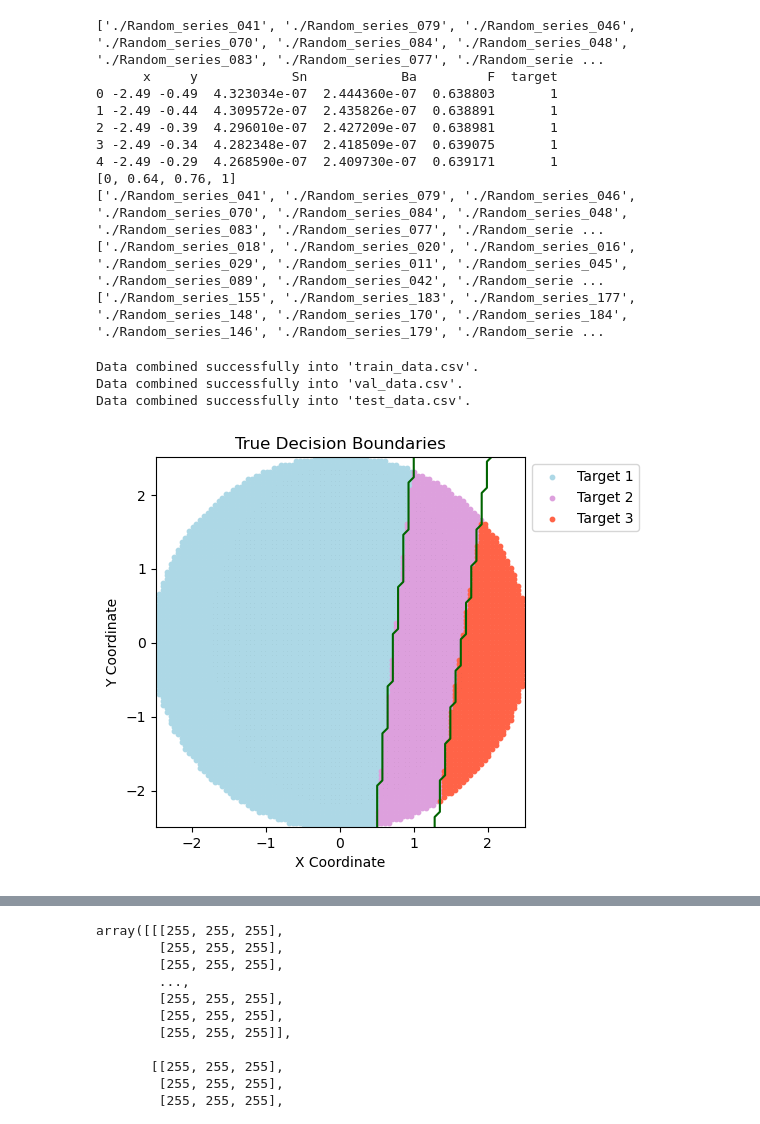
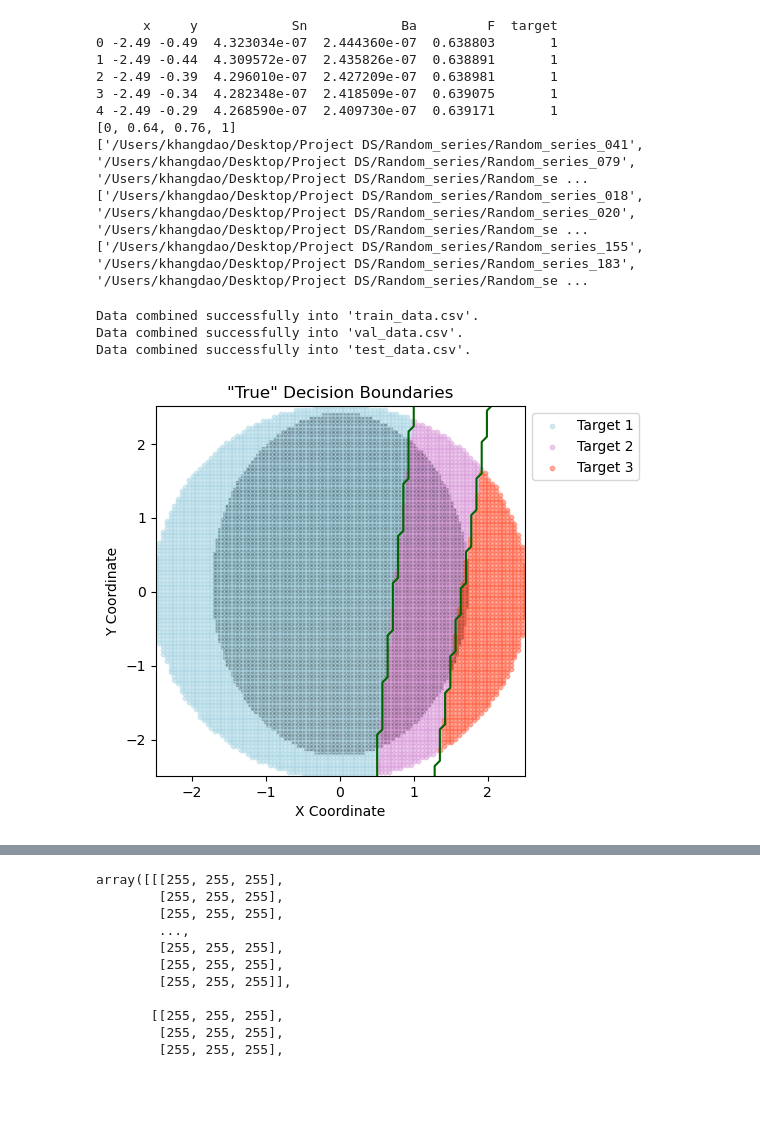
Before and after one commit to Karthik1000/Project_in_Data_Science, a Jupyter notebook: Project_DS_Data_Khang.ipynb, the cells around one changed output, grey strips where cells are left out. Cells and saved outputs as stored; diff of their text form; code cells hidden in the pictures; blank space fills up the shorter version.

Commit message:
update local path and plot_targets_on_image to take only df as input

```diff
--- a/Project_DS_Data_Khang.ipynb
+++ b/Project_DS_Data_Khang.ipynb
@@ -15,16 +30,11 @@ warnings.filterwarnings('ignore')
 # %%
+dir_path = '/Users/khangdao/Desktop/Project DS/Random_series'
 
-#########################################
-### Data Preprocessing (Local setup)
-#######################################
+# List all folders in the directory
+path_list = [f.path for f in os.scandir(dir_path) if f.is_dir()]
 
-path_list = []
-for root, dirs, files in os.walk('./'):
-    # print(root)
-    if len(root)>2:
-        path_list.append(root)
-
-print(path_list)
+# Print the list of folders
+# print(path_list)
 
 images = []
 for path in path_list:
@@ -62,16 +72,15 @@ for path in path_list:
 print(df.head())
 print(settings['boundaries'])
 
-
 ##########################################
 # TRAIN - VAL - TEST (Local setup)
 ##########################################
 
-path_list = []
-for root, dirs, files in os.walk('./'):
-    # print(root)
-    if len(root)>2:
-        path_list.append(root)
+# path_list = []
+# for root, dirs, files in os.walk('./'):
+#     # print(root)
+#     if len(root)>2:
+#         path_list.append(root)
 
 train_directories = path_list[:100]
 val_directories = path_list[100:150]
@@ -81,7 +90,6 @@ print(train_directories)
 print(val_directories)
 print(test_directories)
 # %% [output]
-['./Random_series_041', './Random_series_079', './Random_series_046', './Random_series_070', './Random_series_084', './Random_series_048', './Random_series_083', './Random_series_077', './Random_serie ...
       x     y            Sn            Ba         F  target
 0 -2.49 -0.49  4.323034e-07  2.444360e-07  0.638803       1
 1 -2.49 -0.44  4.309572e-07  2.435826e-07  0.638891       1
@@ -89,9 +97,9 @@ print(test_directories)
 3 -2.49 -0.34  4.282348e-07  2.418509e-07  0.639075       1
 4 -2.49 -0.29  4.268590e-07  2.409730e-07  0.639171       1
 [0, 0.64, 0.76, 1]
-['./Random_series_041', './Random_series_079', './Random_series_046', './Random_series_070', './Random_series_084', './Random_series_048', './Random_series_083', './Random_series_077', './Random_serie ...
-['./Random_series_018', './Random_series_020', './Random_series_016', './Random_series_029', './Random_series_011', './Random_series_045', './Random_series_089', './Random_series_042', './Random_serie ...
-['./Random_series_155', './Random_series_183', './Random_series_177', './Random_series_148', './Random_series_170', './Random_series_184', './Random_series_146', './Random_series_179', './Random_serie ...
+['/Users/khangdao/Desktop/Project DS/Random_series/Random_series_041', '/Users/khangdao/Desktop/Project DS/Random_series/Random_series_079', '/Users/khangdao/Desktop/Project DS/Random_series/Random_se ...
+['/Users/khangdao/Desktop/Project DS/Random_series/Random_series_018', '/Users/khangdao/Desktop/Project DS/Random_series/Random_series_020', '/Users/khangdao/Desktop/Project DS/Random_series/Random_se ...
+['/Users/khangdao/Desktop/Project DS/Random_series/Random_series_155', '/Users/khangdao/Desktop/Project DS/Random_series/Random_series_183', '/Users/khangdao/Desktop/Project DS/Random_series/Random_se ...
 # %%
 def combine_data_and_images(directories, data_type):
     combined_data = pd.DataFrame()
@@ -152,6 +159,7 @@ def plot_targets_on_image(df, img):
 
     # Display the image
     ax.imshow(img, extent=[df['x'].min(), df['x'].max(), df['y'].min(), df['y'].max()])
+    ax.imshow(img, extent=[0, img_width, 0, img_height], aspect='auto')
 
     # Plot points based on target values
     colors = {1: 'lightblue', 2: 'plum', 3: 'tomato'}
@@ -164,7 +172,8 @@ def plot_targets_on_image(df, img):
         ax.scatter(target_points['x'], target_points['y'],
                    color=colors[target],
                    label=f'Target {target}',
-                   s=10)
+                   s=10,
+                   alpha = 0.5)
 
     # Set the axis limits to match the coordinate range
     ax.set_xlim([df['x'].min(), df['x'].max()])
@@ -175,32 +184,32 @@ def plot_targets_on_image(df, img):
     df['target_encoded'] = le.fit_transform(df['target'])
 
     # Fit logistic regression model
     X = df[['x', 'y']]
     y = df['target_encoded']
     model = LogisticRegression(multi_class='multinomial')
     model.fit(X, y)
 
     # Create a mesh to plot the decision boundaries
     x_min, x_max = df['x'].min() - 1, df['x'].max() + 1
     y_min, y_max = df['y'].min() - 1, df['y'].max() + 1
     xx, yy = np.meshgrid(np.linspace(x_min, x_max, 100), np.linspace(y_min, y_max, 100))
     # Ensure xx and yy are DataFrames with the appropriate column names
     grid_points = pd.DataFrame(np.c_[xx.ravel(), yy.ravel()], columns=['x', 'y'])
     Z = model.predict(grid_points)
     Z = Z.reshape(xx.shape)
 
     # Plot decision boundaries
     ax.contour(xx, yy, Z, levels=[0.5, 1.5], colors=['darkgreen', 'darkgreen'], linestyles=['-', '-'])
 
     # Add labels and legend
-    ax.set_title('True Decision Boundaries')
+    ax.set_title('"True" Decision Boundaries')
     ax.set_xlabel('X Coordinate')
     ax.set_ylabel('Y Coordinate')
     ax.legend(loc='upper left', bbox_to_anchor=(1, 1))
 
     # Show the plot
     plt.show()
 
 plot_targets_on_image(train_df_list[9], train_images_list[9])
 # %% [output]
-[figure, old version]
+[figure, new version]
```
Also changed, not shown: parts of 4 cells of this notebook, 4 other files.
